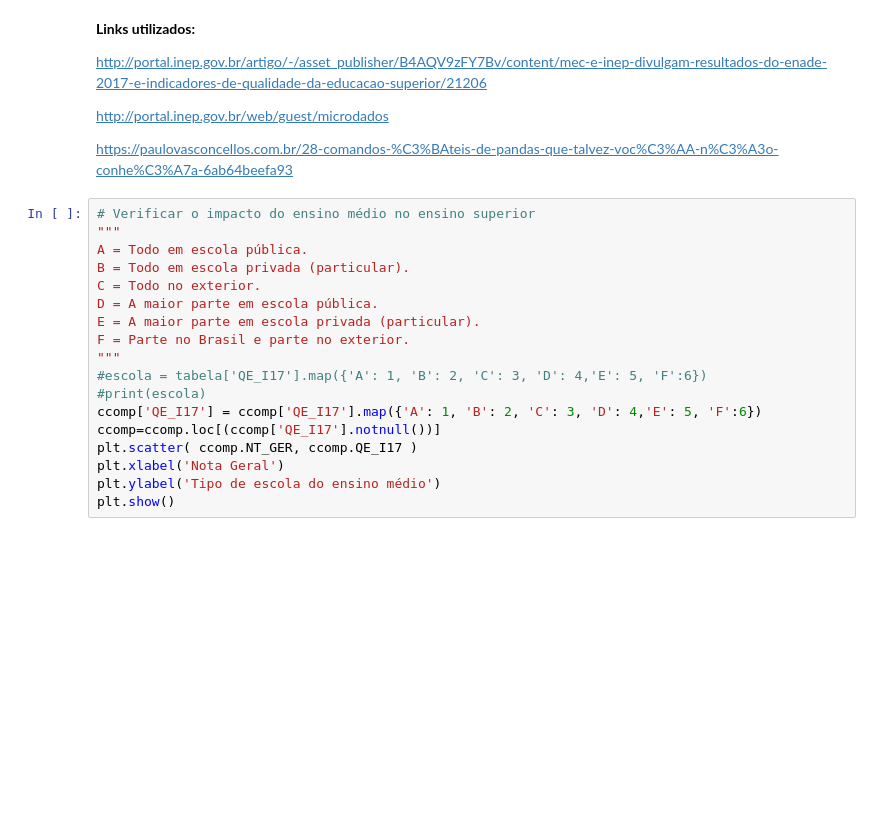
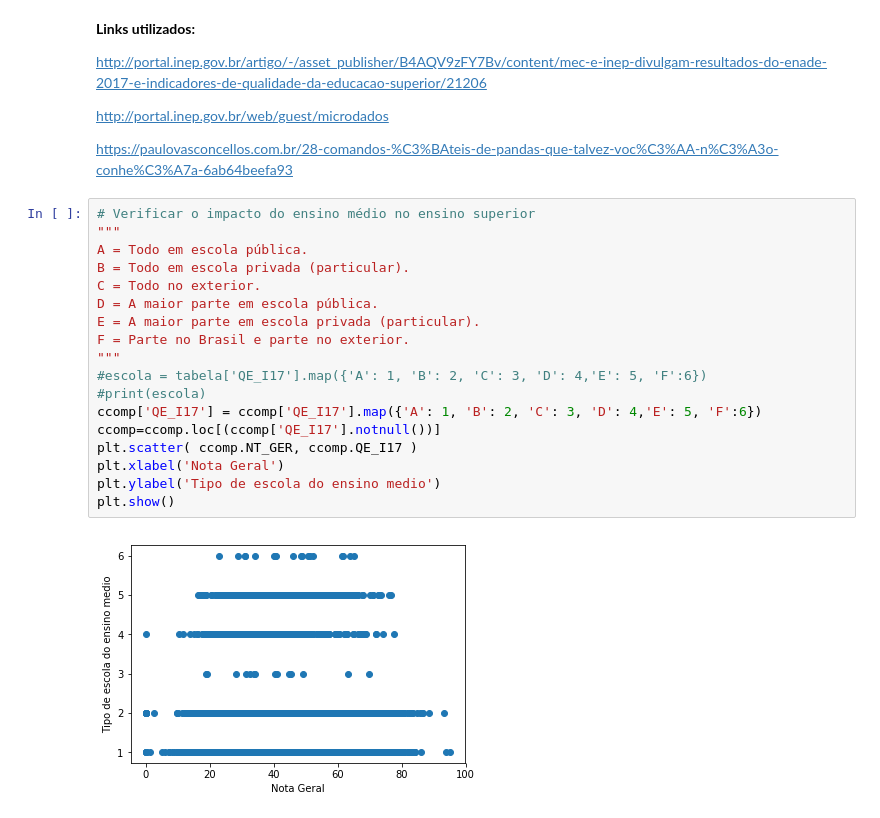
Before and after one commit to BrenoPeixotobr/topicosic, a Jupyter notebook: trabalho_aula5/aula5.ipynb, the cells around one changed output. Saved outputs shown, nothing was run; the diff lists cells and outputs as text; blank space fills up the shorter version.

```diff
--- a/trabalho_aula5/aula5.ipynb
+++ b/trabalho_aula5/aula5.ipynb
@@ -150,21 +314,23 @@ https://paulovasconcellos.com.br/28-comandos-%C3%BAteis-de-pandas-que-talvez-voc
 # %%
 # Verificar o impacto do ensino médio no ensino superior
 """
 A = Todo em escola pública.
 B = Todo em escola privada (particular).
 C = Todo no exterior.
 D = A maior parte em escola pública.
 E = A maior parte em escola privada (particular).
 F = Parte no Brasil e parte no exterior.
 """
 #escola = tabela['QE_I17'].map({'A': 1, 'B': 2, 'C': 3, 'D': 4,'E': 5, 'F':6})
 #print(escola)
 ccomp['QE_I17'] = ccomp['QE_I17'].map({'A': 1, 'B': 2, 'C': 3, 'D': 4,'E': 5, 'F':6})
 ccomp=ccomp.loc[(ccomp['QE_I17'].notnull())]
 plt.scatter( ccomp.NT_GER, ccomp.QE_I17 )
 plt.xlabel('Nota Geral')
-plt.ylabel('Tipo de escola do ensino médio')
+plt.ylabel('Tipo de escola do ensino medio')
 plt.show()
+# %% [output]
+[figure, added]
 # %%
 # Verificar os resultados a partir da região do país
 """
```
Also changed, not shown: parts of 22 cells of this notebook, 1 other file.
